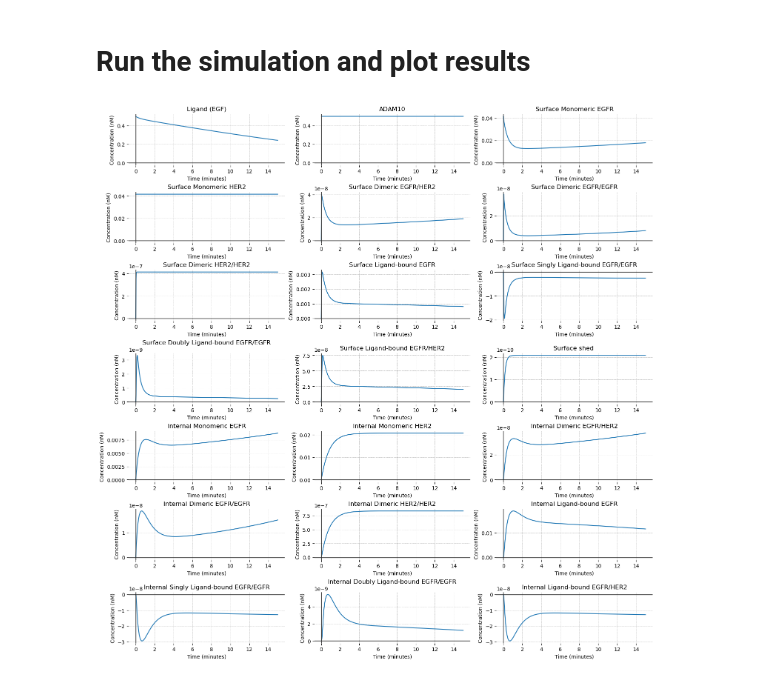
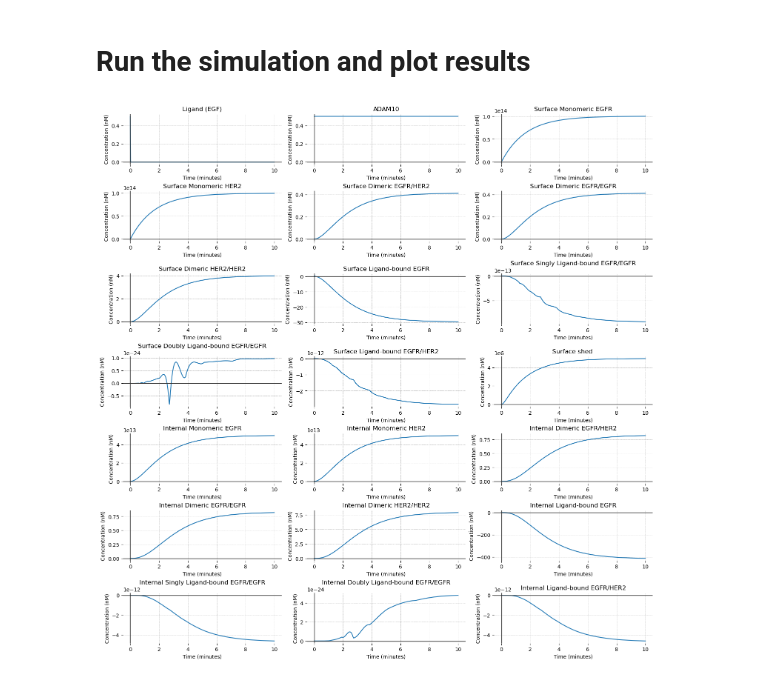
Before and after one commit to katie-sp/EGFR, a Jupyter notebook: project.ipynb, the cells around one changed output. Drawn from its saved outputs; the diff is of its cells as text; code cells hidden in the pictures.

```diff
--- a/project.ipynb
+++ b/project.ipynb
@@ -65,13 +65,13 @@ state_variable_metadata = {
 
 rate_constants = {
     # dimerization and uncoupling parameters; taken from Hendriks 2003
-    'k_c': 1e-3*number_of_cells / blood_volume,         # /( #/cell min )   same for all dimers!
+    'k_c': 1e-3* number_of_cells / avogadros_number / blood_volume,         # /( #/cell min )   same for all dimers!
     'k_uR1/R1': 10,      # /min
     'k_uR1/R2': 10,      # /min
     'k_uR2/R2': 1,       # /min
-    'k_uR1/R1/L': 1,      # /min (guess)
-    'k_uL/R1/R2': 0.1,      # /min
-    'k_uL/R1/R1/L': 0.1,       # /min
+    'k_uR1/R1/L': 1,     # /min (guess)
+    'k_uL/R1/R2': 0.1,   # /min
+    'k_uL/R1/R1/L': 0.1,   # /min
 
     # EGF association with EGFR; taken from Hendriks 2003
     'k_on': 9.7e7,       # /(M min)
@@ -85,7 +85,7 @@ rate_constants = {
     'k_edimer/L':0.1,    # /min    assumed to be equal for all dimers and singly/doubly bound ligand (value pulled from paper for L/R1/R2)
     'k_eshed': 0.1,
 
-    # degradation ;
+    # degradation;
     'k_degdimer': 0.02,
     'k_degdimer/L': 0.02,
     'k_degR1': 0.02,
@@ -93,9 +93,10 @@ rate_constants = {
     'k_degR2': 0.02,
 
      # synthesis of surface R1 and R2 (assumed equal)
-    'V_s': 1000 * number_of_cells / avogadros_number / blood_volume,  # /min    assume same as pset
+    'V_s': 1000, #* number_of_cells / avogadros_number / blood_volume,  # /min    assume same as pset
 
     # shedding
-    'k_shed': 1   # what is this
+    'k_shed': 10   # potentially Kcat = 10-10000 /sec according to GPT for proteases in general;
+                   # Km ranges from 1uM to 1mM for many protease-substrate pairs
  }
 # %%
@@ -138,7 +139,7 @@ def dydt(t, y, rate_constants, state_variable_metadata):
         + rate_constants['k_off']*state_variable_values['R1/R1/Ls']
     )
     derivatives['R1/R1/Ls'] = (
-        - rate_constants['k_c']*state_variable_values['R1s']*state_variable_values['R1/Ls']
+        rate_constants['k_c']*state_variable_values['R1s']*state_variable_values['R1/Ls']
         - rate_constants['k_uR1/R1/L']*state_variable_values['R1/R1/Ls']
         - rate_constants['k_edimer/L']*state_variable_values['R1/R1/Ls']
         + rate_constants['k_on']*state_variable_values['R1/R1s']*state_variable_values['L']
@@ -262,7 +263,7 @@ def simulate_binding_recycling_and_degradation(t, rate_constants, state_variable
     solution = solve_ivp( dydt, [t[0], t[-1]], x_initial_value,
                          args=(rate_constants, state_variable_metadata),
                          t_eval=t,
-                         atol=1e-16,
+                         atol=1e-20,
                          dense_output=True,
                          method='Radau')
 
@@ -276,26 +277,26 @@ def simulate_binding_recycling_and_degradation(t, rate_constants, state_variable
 # %%
 
 # create time axis
-simulation_time_mins = 15  # 500 minutes, as in problem statement
+simulation_time_mins = 10  # 500 minutes, as in problem statement
 t = np.linspace(0, simulation_time_mins*60, 500)
 
 # Run the simulation
 simulation_results, solution = simulate_binding_recycling_and_degradation(t, rate_constants, state_variable_metadata)
 # plot for each of the state variables. it's not a bad idea in any simulation to have a look at everything
 # to ensure all of the variables
 fig, axes = plt.subplots(7, 3, figsize=(15, 15), layout="constrained")
 axes = axes.flatten()
 # fig.suptitle(f'Initial ligand concentration: {ligand} M; initial Pemigatinib concentration: {inhibitor} M\n\n')
 
 
 plot_time_axis = simulation_results['t']/60
 
 for ax, (key, state_variable) in zip(axes,state_variable_metadata.items()):
     ax.plot(plot_time_axis, simulation_results[key]*1e9)
 
     set_axes_labels(ax, 'Time (minutes)', 'Concentration (nM)', state_variable.description)
     make_plot_look_good(ax)
 
 plt.show()
 # %% [output]
-[figure, old version]
+[figure, new version]
```
Also changed, not shown: parts of 1 cell of this notebook.
